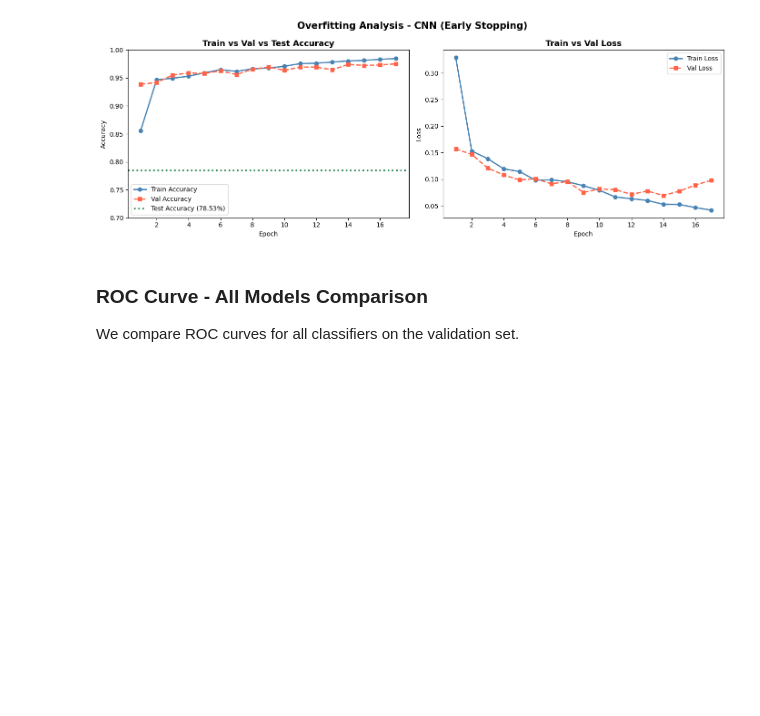
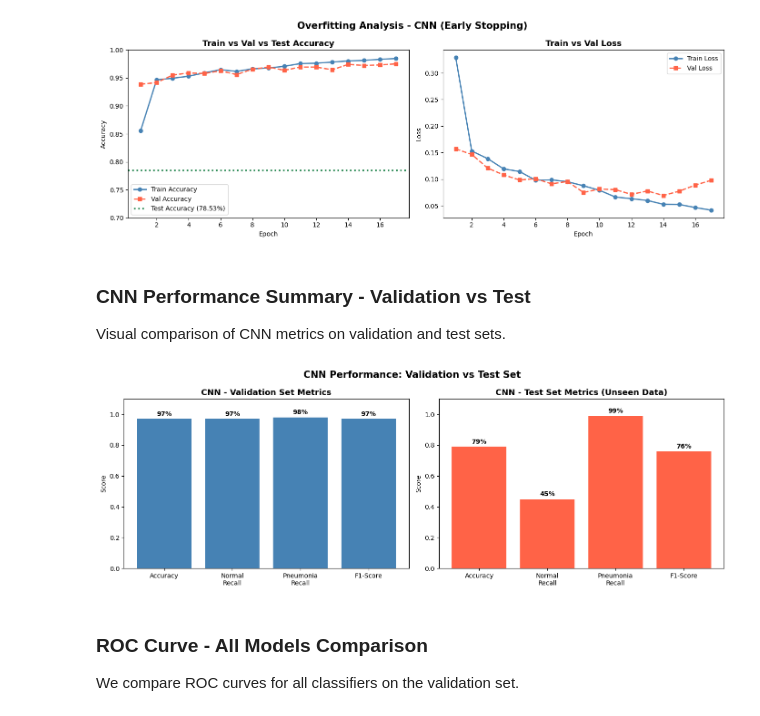
Before and after one commit to eliezaylaa/zoidberg, a Jupyter notebook: chest_Xray/zoidberg.ipynb, the cells around one changed output. Saved outputs shown, nothing was run; the diff lists cells and outputs as text; code cells hidden in the pictures; blank space fills up the shorter version.

```diff
--- a/chest_Xray/zoidberg.ipynb
+++ b/chest_Xray/zoidberg.ipynb
@@ -600,6 +632,54 @@ plt.tight_layout()
 plt.show()
 # %% [output]
 [figure]
+# %% [markdown]
+### CNN Performance Summary - Validation vs Test
+Visual comparison of CNN metrics on validation and test sets.
+# %%
+fig, axes = plt.subplots(1, 2, figsize=(14, 5))
+
+val_metrics = {
+    'Accuracy': 0.97,
+    'Normal\nRecall': 0.97,
+    'Pneumonia\nRecall': 0.98,
+    'F1-Score': 0.97
+}
+
+test_metrics = {
+    'Accuracy': 0.79,
+    'Normal\nRecall': 0.45,
+    'Pneumonia\nRecall': 0.99,
+    'F1-Score': 0.76
+}
+
+x = np.arange(len(val_metrics))
+width = 0.35
+
+bars1 = axes[0].bar(x, val_metrics.values(), color='steelblue')
+axes[0].set_title('CNN - Validation Set Metrics', fontweight='bold', fontsize=13)
+axes[0].set_ylabel('Score')
+axes[0].set_xticks(x)
+axes[0].set_xticklabels(val_metrics.keys())
+axes[0].set_ylim(0, 1.1)
+for bar in bars1:
+    axes[0].text(bar.get_x() + bar.get_width()/2, bar.get_height() + 0.02,
+                f'{bar.get_height():.0%}', ha='center', fontweight='bold')
+
+bars2 = axes[1].bar(x, test_metrics.values(), color='tomato')
+axes[1].set_title('CNN - Test Set Metrics (Unseen Data)', fontweight='bold', fontsize=13)
+axes[1].set_ylabel('Score')
+axes[1].set_xticks(x)
+axes[1].set_xticklabels(test_metrics.keys())
+axes[1].set_ylim(0, 1.1)
+for bar in bars2:
+    axes[1].text(bar.get_x() + bar.get_width()/2, bar.get_height() + 0.02,
+                f'{bar.get_height():.0%}', ha='center', fontweight='bold')
+
+plt.suptitle('CNN Performance: Validation vs Test Set', fontsize=15, fontweight='bold')
+plt.tight_layout()
+plt.show()
+# %% [output]
+[figure, added]
 # %% [markdown]
 ### ROC Curve - All Models Comparison
 We compare ROC curves for all classifiers on the validation set.
```
Also changed, not shown: parts of 11 cells of this notebook.
